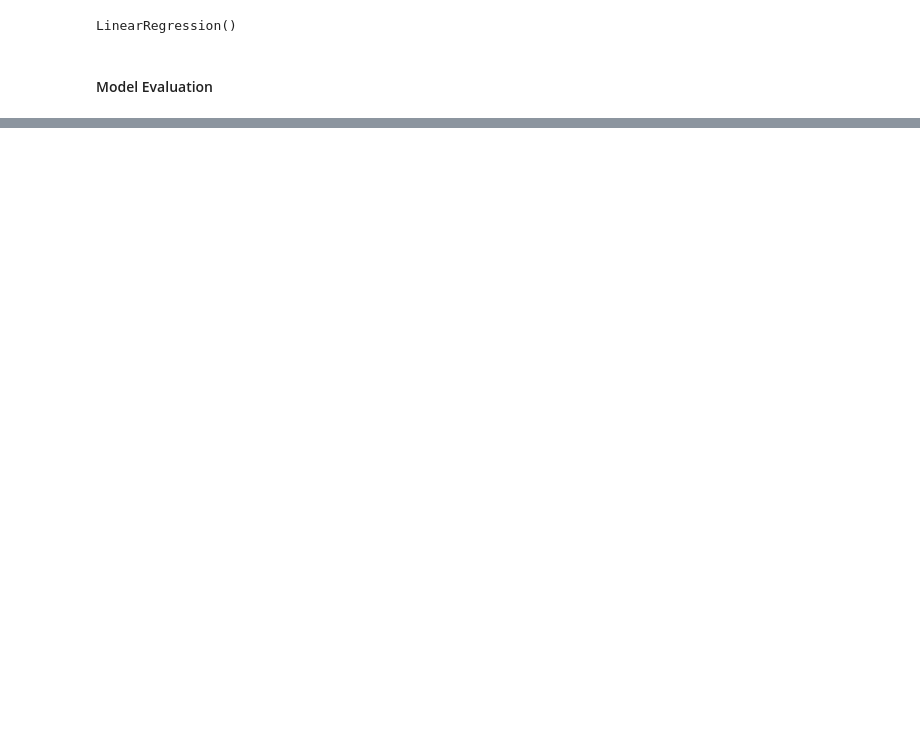
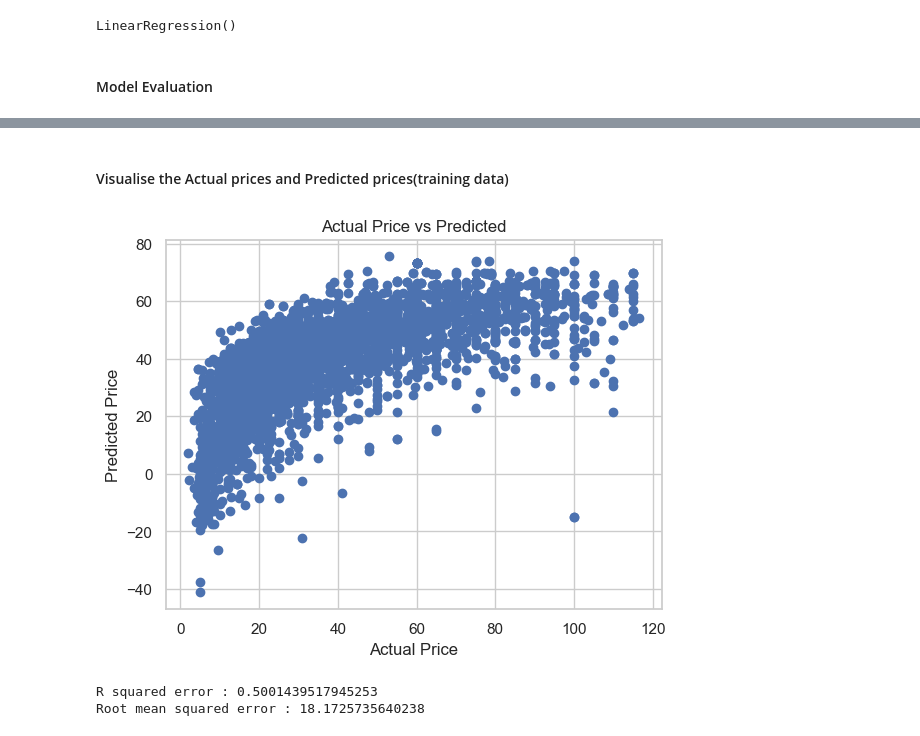
Before and after one commit to sheddiboo/Notebooks, a Jupyter notebook: car_price_prediction.ipynb, the cells around one changed output, grey strips where cells are left out. Cells and saved outputs as stored; diff of their text form; code cells hidden in the pictures; blank space fills up the shorter version.

```diff
--- a/car_price_prediction.ipynb
+++ b/car_price_prediction.ipynb
@@ -91,0 +117,11 @@ Name: count, dtype: int64
+# %%
+# Calculate IQR
+Q1 = car_data['selling_price'].quantile(0.25)
+Q3 = car_data['selling_price'].quantile(0.75)
+IQR = Q3 - Q1
+
+# Define upper bound for outliers
+upper_bound = Q3 + 1.5 * IQR
+
+# Remove outliers
+car_data = car_data[car_data['selling_price'] <= upper_bound]
@@ -168,7 +211,7 @@ print(car_data['selling_price'].min())
 # %% [markdown]
 #### Splitting the data and label
 # %%
-X = car_data.drop(['name', 'selling_price'], axis=1)
+X = car_data.drop(['name', 'selling_price', 'ownership_type'], axis=1)
 Y = car_data['selling_price']
 # %% [markdown]
 #### Splitting the data into Training and Test data
@@ -200,0 +303,10 @@ Root mean squared error : 50.737492381486106
+# %% [markdown]
+#### Visualise the Actual prices and Predicted prices(training data)
+# %%
+plt.scatter(Y_train, training_data_prediction)
+plt.xlabel('Actual Price')
+plt.ylabel('Predicted Price')
+plt.title('Actual Price vs Predicted')
+plt.show()
+# %% [output]
+[figure, added]
@@ -200,0 +321,6 @@ Root mean squared error : 50.737492381486106
+# %%
+print('R squared error :', R2_score)
+print('Root mean squared error :', RMSE_score)
+# %% [output]
+R squared error : 0.5001439517945253
+Root mean squared error : 18.1725735640238
```
Also changed, not shown: parts of 29 cells of this notebook, 1 other file.
